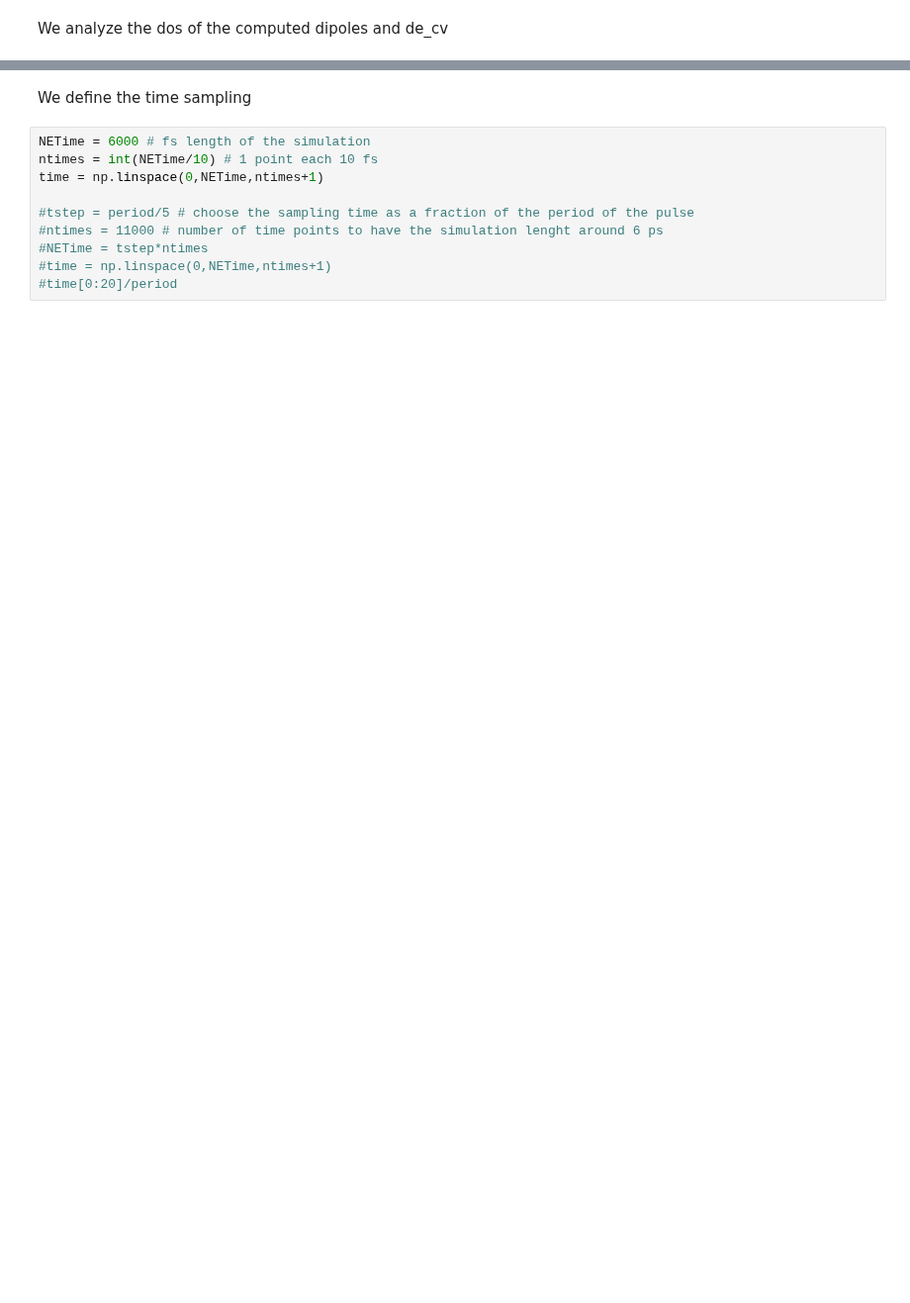
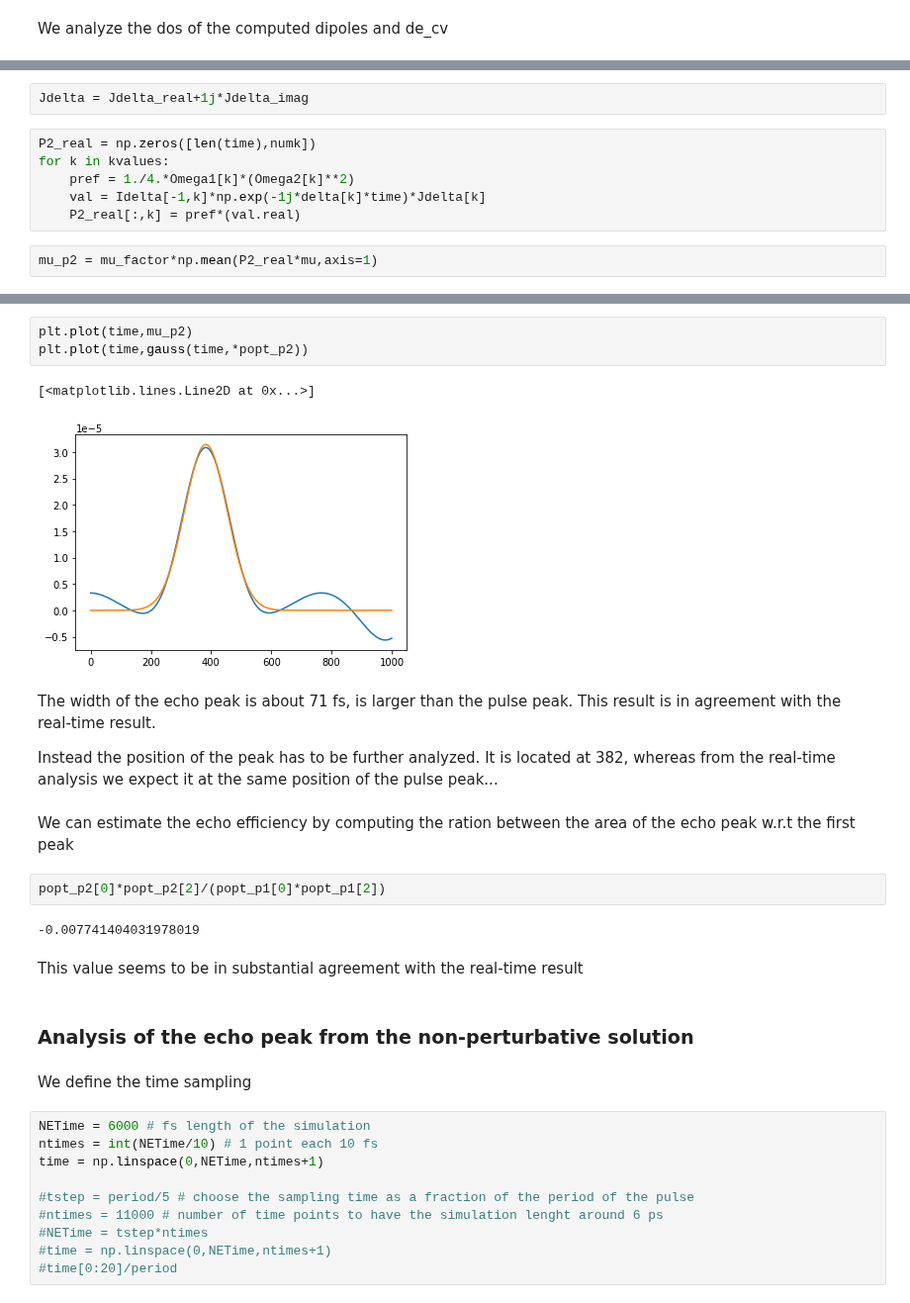
Before and after one commit to marcodalessandro76/Echo_mechanisms_decay_time_optical_orientation, a Jupyter notebook: TLS_FWM.ipynb, the cells around one changed output, grey strips where cells are left out. Shown at 99% size. Drawn from its saved outputs; the diff is of its cells as text; blank space fills up the shorter version.

```diff
--- a/TLS_FWM.ipynb
+++ b/TLS_FWM.ipynb
@@ -1024,0 +1067,10 @@ dos.plot(plt)
+# %%
+Jdelta = Jdelta_real+1j*Jdelta_imag
+# %%
+P2_real = np.zeros([len(time),numk])
+for k in kvalues:
+    pref = 1./4.*Omega1[k]*(Omega2[k]**2)
+    val = Idelta[-1,k]*np.exp(-1j*delta[k]*time)*Jdelta[k]
+    P2_real[:,k] = pref*(val.real)
+# %%
+mu_p2 = mu_factor*np.mean(P2_real*mu,axis=1)
@@ -1025,3 +1085,25 @@ dos.plot(plt)
+# %%
+plt.plot(time,mu_p2)
+plt.plot(time,gauss(time,*popt_p2))
+# %% [output]
+[<matplotlib.lines.Line2D at 0x...>]
+[figure, added]
+# %% [markdown]
+The width of the echo peak is about 71 fs, is larger than the pulse peak. This result is in agreement with the real-time
+result.
+
+Instead the position of the peak has to be further analyzed. It is located at 382, whereas from the real-time analysis we
+expect it at the same position of the pulse peak...
+# %% [markdown]
+We can estimate the echo efficiency by computing the ration between the area of the echo peak w.r.t the first peak
+# %%
+popt_p2[0]*popt_p2[2]/(popt_p1[0]*popt_p1[2])
+# %% [output]
+-0.007741404031978019
+# %% [markdown]
+This value seems to be in substantial agreement with the real-time result
+# %% [markdown]
+### Analysis of the echo peak from the non-perturbative solution
 # %% [markdown]
 We define the time sampling
 # %%
```
Also changed, not shown: parts of 41 cells of this notebook, 3 other files.
